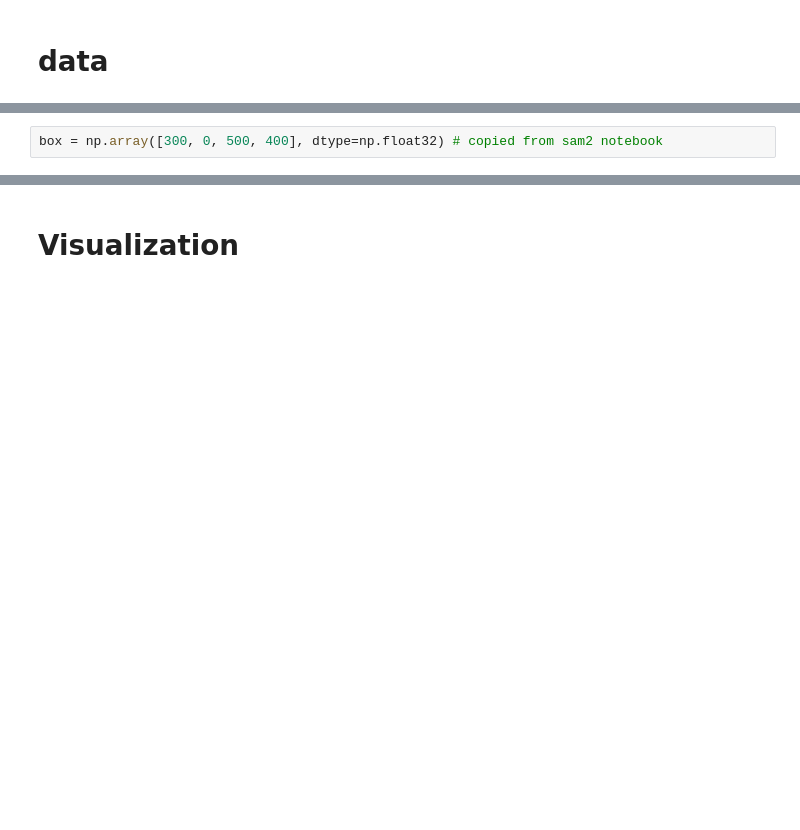
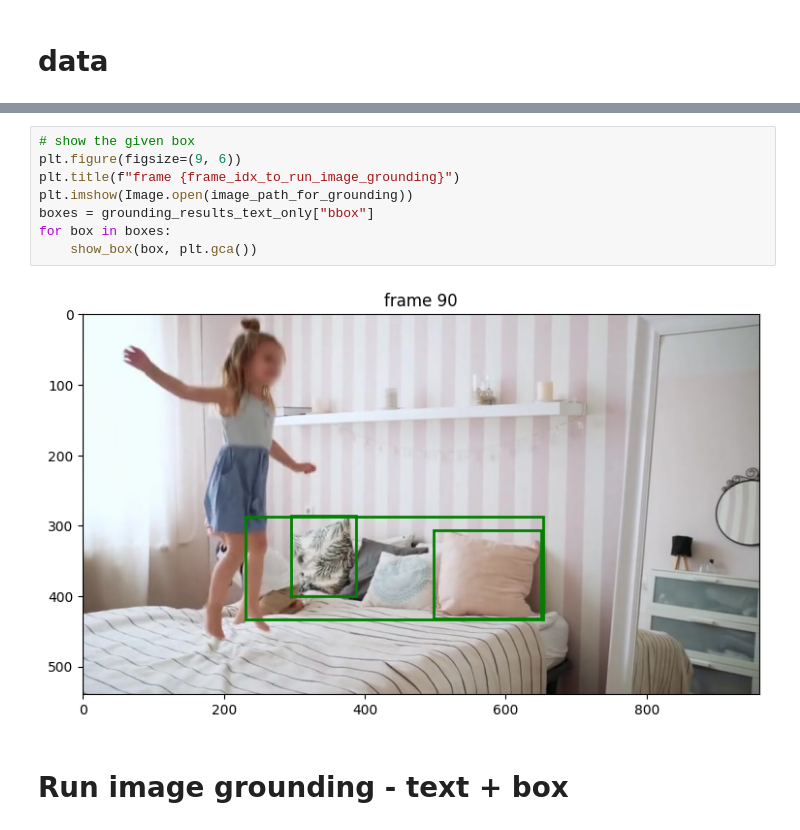
Before and after one commit to jayleicn/MQ-Det, a Jupyter notebook: mq_glip_sam2_joint-demo.ipynb, the cells around one changed output, grey strips where cells are left out. Cells and saved outputs as stored; diff of their text form; blank space fills up the shorter version.

```diff
--- a/mq_glip_sam2_joint-demo.ipynb
+++ b/mq_glip_sam2_joint-demo.ipynb
@@ -36,2 +62,0 @@ video_dir = "/home/jielei/sam2/notebooks/videos/bedroom"
-# %%
-box = np.array([300, 0, 500, 400], dtype=np.float32) # copied from sam2 notebook
@@ -43,2 +99,12 @@ box = np.array([300, 0, 500, 400], dtype=np.float32) # copied from sam2 notebook
+# %%
+# show the given box
+plt.figure(figsize=(9, 6))
+plt.title(f"frame {frame_idx_to_run_image_grounding}")
+plt.imshow(Image.open(image_path_for_grounding))
+boxes = grounding_results_text_only["bbox"]
+for box in boxes:
+    show_box(box, plt.gca())
+# %% [output]
+[figure, added]
 # %% [markdown]
-# Visualization
+# Run image grounding - text + box
```
Also changed, not shown: parts of 15 cells of this notebook, 1 other file.
